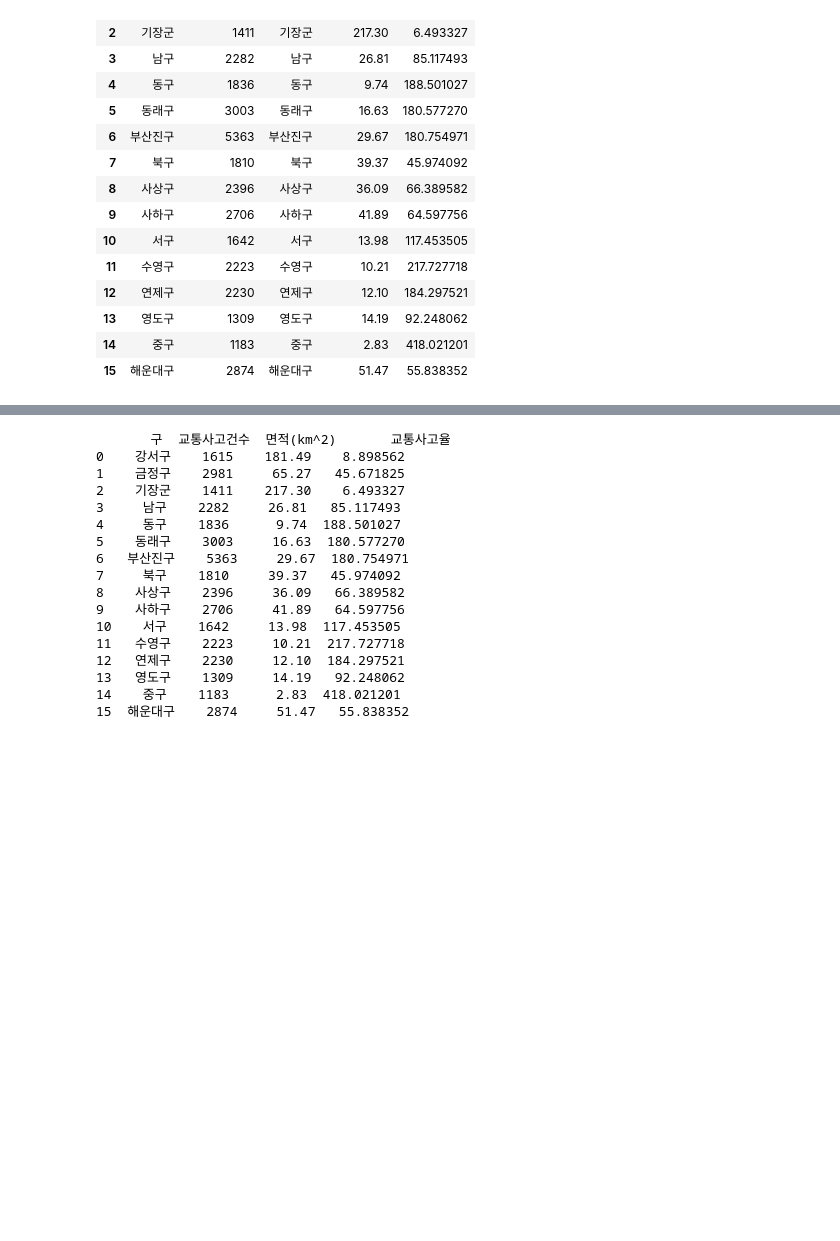
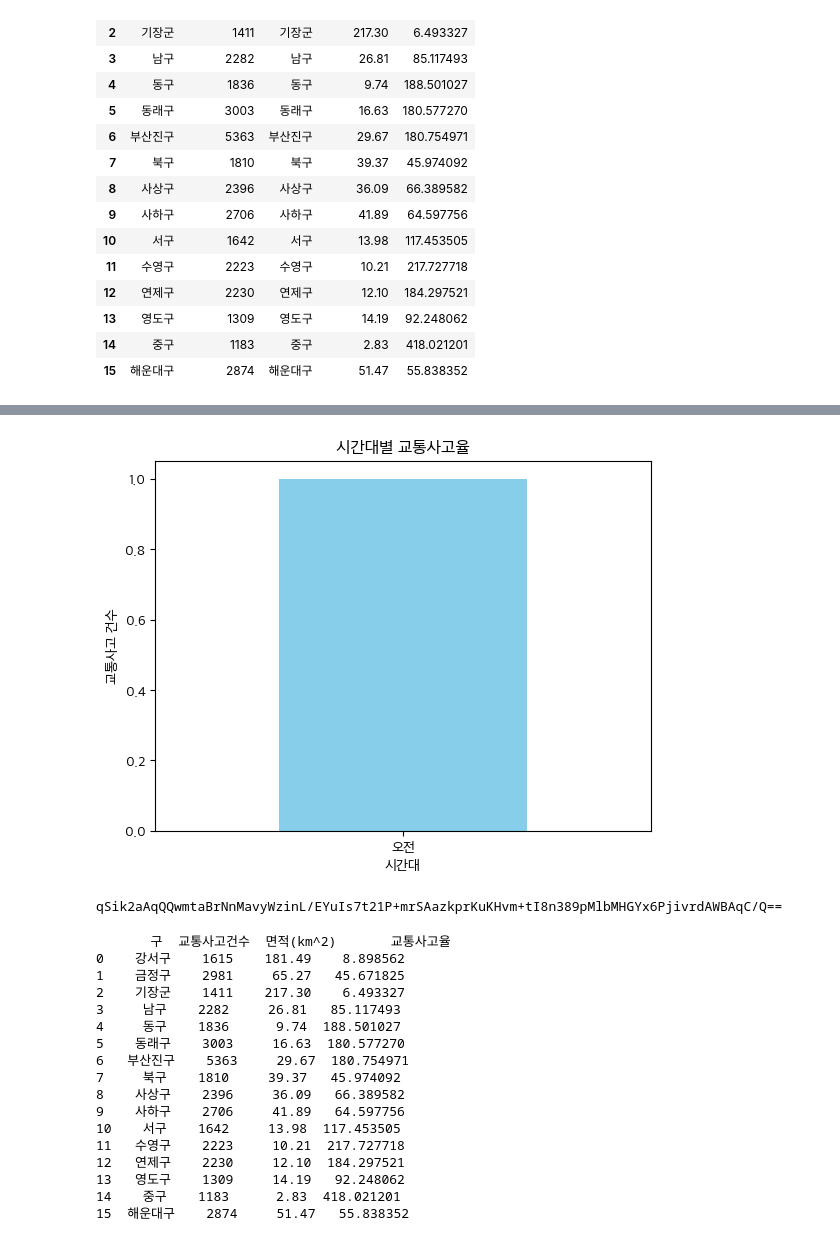
Before and after one commit to sonyuyoung/Weather-and-traffic-accidents, a Jupyter notebook: 유영/0123.ipynb, the cells around one changed output, grey strips where cells are left out. Drawn from its saved outputs; the diff is of its cells as text; code cells hidden in the pictures; blank space fills up the shorter version.

```diff
--- a/유영/0123.ipynb
+++ b/유영/0123.ipynb
@@ -123,3 +162,63 @@ merged_df
+# %%
+import pandas as pd
+
+# 주어진 데이터 예시
+data = {
+    "사고일시": ["2020년 1월 2일 11시"],
+    # ... 다른 컬럼들
+}
+
+# 데이터프레임 생성
+df = pd.DataFrame(data)
+
+# 사용자 정의 함수로 날짜와 시간 추출
+def extract_date_time(text):
+    parts = text.split()
+    year = int(parts[0][:-1])  # "년" 제거 후 정수로 변환
+    month = int(parts[1][:-1])  # "월" 제거 후 정수로 변환
+    day = int(parts[2][:-1])  # "일" 제거 후 정수로 변환
+    hour = int(parts[3][:-1])  # "시" 제거 후 정수로 변환
+    return pd.Timestamp(year, month, day, hour)
+
+# "사고일시" 컬럼에서 날짜와 시간 추출
+df['사고일시'] = df['사고일시'].apply(extract_date_time)
+
+# 시간대 구분 함수
+def classify_time(hour):
+    if 0 <= hour < 6:
+        return "새벽"
+    elif 6 <= hour < 12:
+        return "오전"
+    elif 12 <= hour < 18:
+        return "오후"
+    else:
+        return "저녁"
+
+# "시간대" 컬럼 추가
+df['시간대'] = df['사고일시'].dt.hour.apply(classify_time)
+
+# 시간대별 교통사고율 계산
+accident_rate_by_time = df.groupby('시간대').size()
+
+# 시간대별 교통사고율 시각화
+accident_rate_by_time.plot(kind='bar', color='skyblue', rot=0)
+plt.title('시간대별 교통사고율')
+plt.xlabel('시간대')
+plt.ylabel('교통사고 건수')
+plt.show()
+# %% [output]
+[figure, added]
+# %%
+from urllib.parse import unquote
+
+encoded_key = "qSik2aAqQQwmtaBrNnMavyWzinL%2FEYuIs7t21P%2BmrSAazkprKuKHvm%2BtI8n389pMlbMHGYx6PjivrdAWBAqC%2FQ%3D%3D"
+
+# URL 디코딩
+decoded_key = unquote(encoded_key)
+
+print(decoded_key)
+# %% [output]
+qSik2aAqQQwmtaBrNnMavyWzinL/EYuIs7t21P+mrSAazkprKuKHvm+tI8n389pMlbMHGYx6PjivrdAWBAqC/Q==
 # %%
 import pandas as pd
 
```
Also changed, not shown: parts of 21 cells of this notebook, 35 other files.
